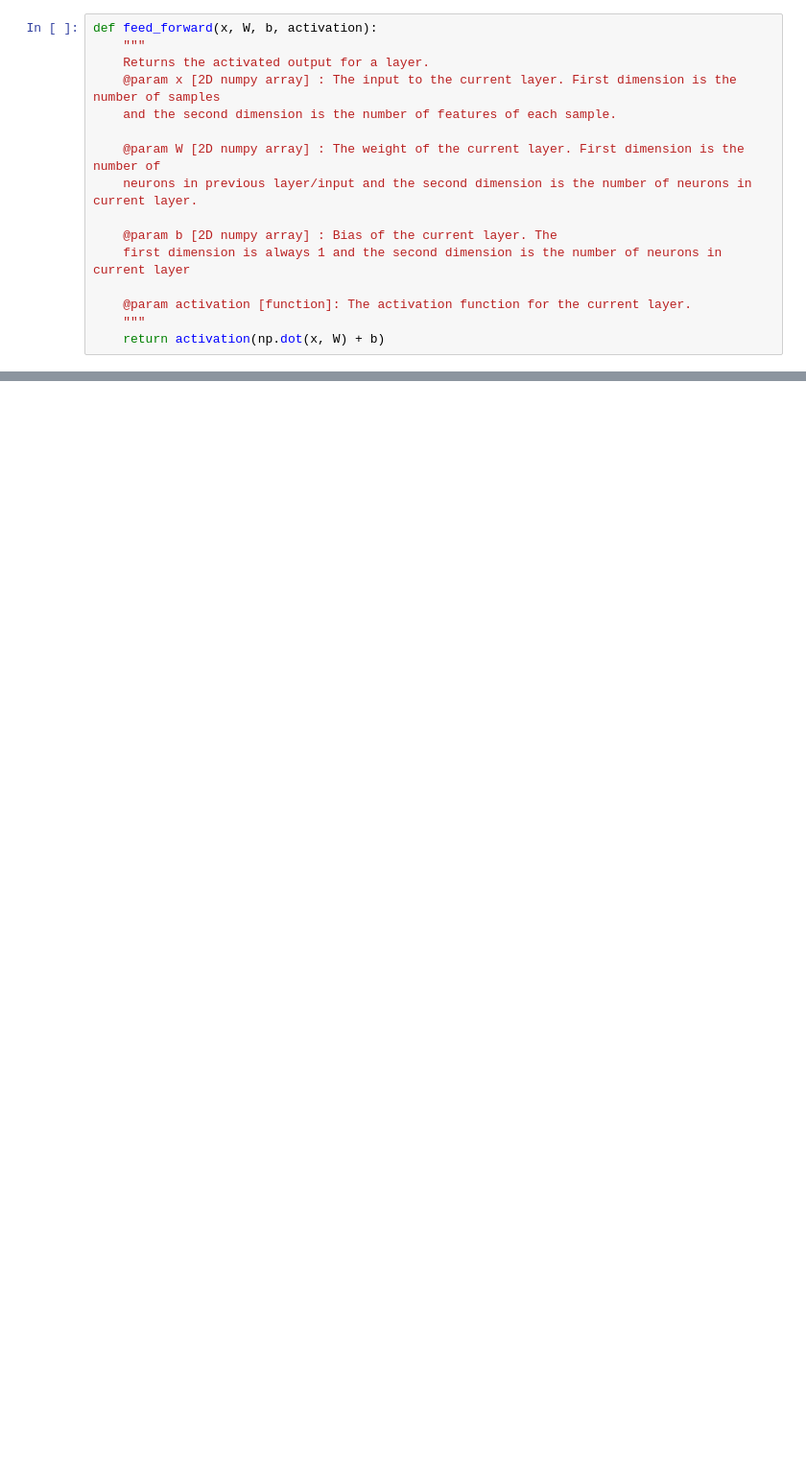
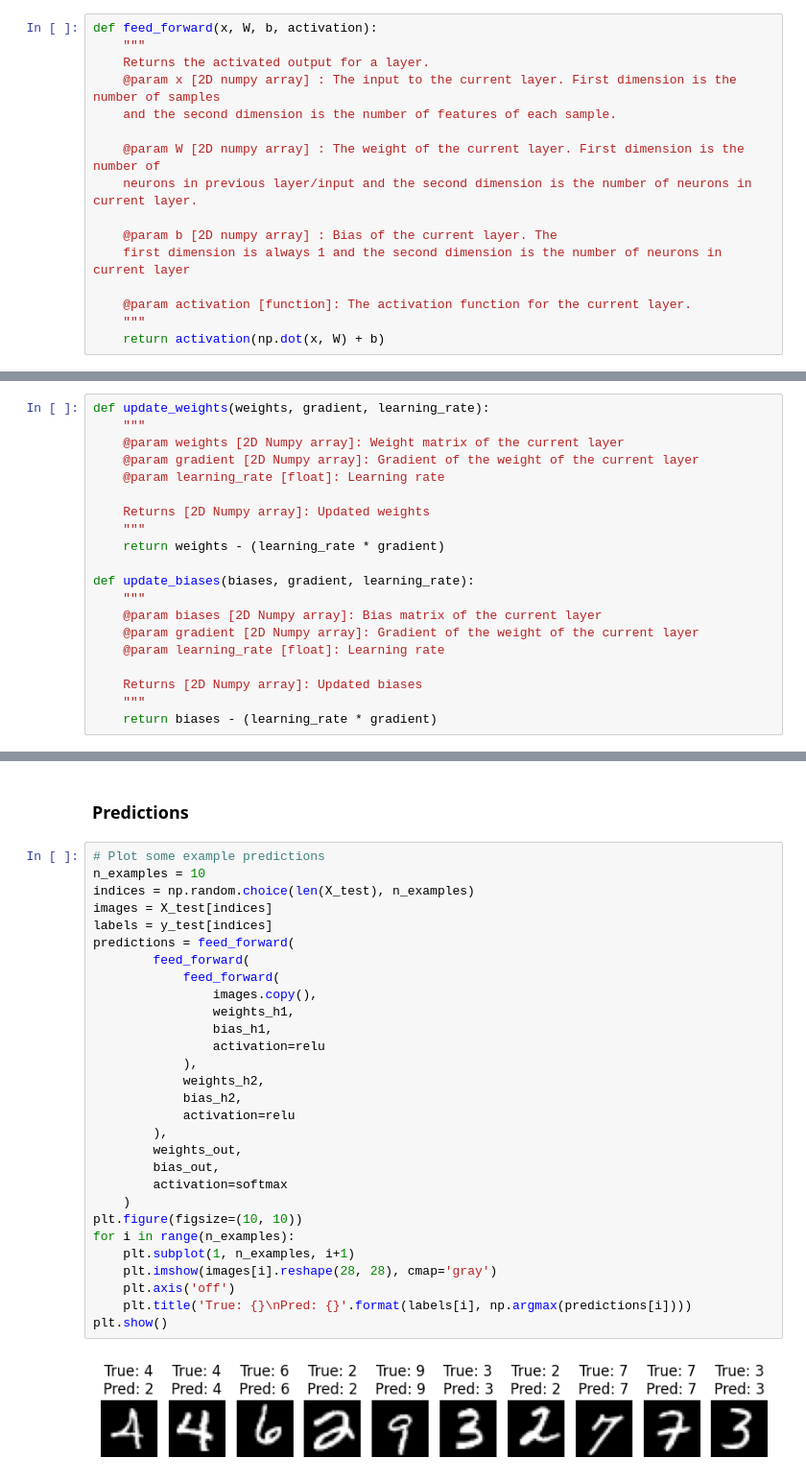
Before and after one commit to zuhairmhtb/NeuralNetworks, a Jupyter notebook: Neural Network from Scratch.ipynb, the cells around one changed output, grey strips where cells are left out. Shown: that part at 96% size. Cells and saved outputs as stored; diff of their text form; blank space fills up the shorter version.

```diff
--- a/Neural Network from Scratch.ipynb
+++ b/Neural Network from Scratch.ipynb
@@ -289,0 +479,20 @@ def feed_forward(x, W, b, activation):
+# %%
+def update_weights(weights, gradient, learning_rate):
+    """
+    @param weights [2D Numpy array]: Weight matrix of the current layer
+    @param gradient [2D Numpy array]: Gradient of the weight of the current layer
+    @param learning_rate [float]: Learning rate
+
+    Returns [2D Numpy array]: Updated weights
+    """
+    return weights - (learning_rate * gradient)
+
+def update_biases(biases, gradient, learning_rate):
+    """
+    @param biases [2D Numpy array]: Bias matrix of the current layer
+    @param gradient [2D Numpy array]: Gradient of the weight of the current layer
+    @param learning_rate [float]: Learning rate
+
+    Returns [2D Numpy array]: Updated biases
+    """
+    return biases - (learning_rate * gradient)
@@ -289,0 +735,33 @@ def feed_forward(x, W, b, activation):
+# %% [markdown]
+### Predictions
+# %%
+# Plot some example predictions
+n_examples = 10
+indices = np.random.choice(len(X_test), n_examples)
+images = X_test[indices]
+labels = y_test[indices]
+predictions = feed_forward(
+        feed_forward(
+            feed_forward(
+                images.copy(),
+                weights_h1,
+                bias_h1,
+                activation=relu
+            ),
+            weights_h2,
+            bias_h2,
+            activation=relu
+        ),
+        weights_out,
+        bias_out,
+        activation=softmax
+    )
+plt.figure(figsize=(10, 10))
+for i in range(n_examples):
+    plt.subplot(1, n_examples, i+1)
+    plt.imshow(images[i].reshape(28, 28), cmap='gray')
+    plt.axis('off')
+    plt.title('True: {}\nPred: {}'.format(labels[i], np.argmax(predictions[i])))
+plt.show()
+# %% [output]
+[figure, added]
```
Also changed, not shown: parts of 20 cells of this notebook, 1 other file.
